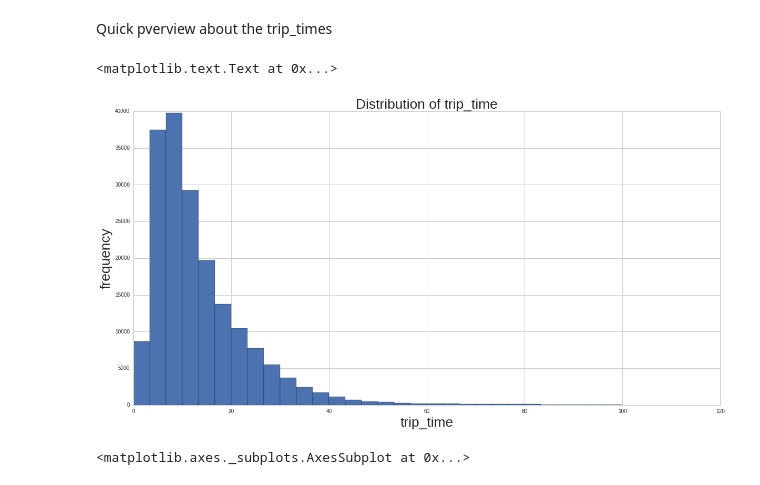
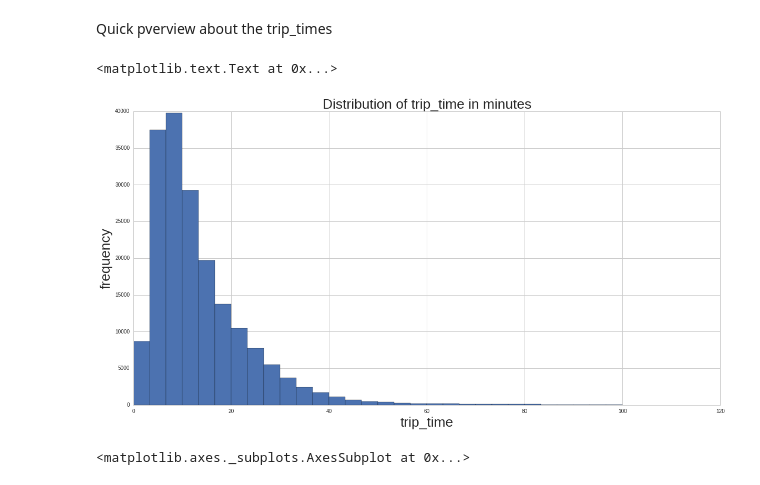
Before and after one commit to nikhase/nyc-taxi, a Jupyter notebook: weeklyBikeAnalysis.ipynb, the cells around one changed output. Cells and saved outputs as stored; diff of their text form; code cells hidden in the pictures.

```diff
--- a/weeklyBikeAnalysis.ipynb
+++ b/weeklyBikeAnalysis.ipynb
@@ -197,2 +197,0 @@ So we only have many zeros in the gender-feature. Flag them as NA to be consiste
-# %%
-data = data.replace(np.float64(0), np.nan);
@@ -219,12 +199,12 @@ dtype: int64
 Quick pverview about the trip_times
 # %%
 plt.hist((data['trip_time'] / np.timedelta64(1, 'm')), bins=30, range=[0, 100])
-plt.title('Distribution of trip_time')
+plt.title('Distribution of trip_time in minutes')
 plt.xlabel('trip_time')
 plt.ylabel('frequency')
 # %% [output]
 <matplotlib.text.Text at 0x...>
-[figure, old version]
+[figure, new version]
 # %%
 sns.boxplot((data['trip_time'] / np.timedelta64(1, 'm')))
 # %% [output]
```
Also changed, not shown: parts of 44 cells of this notebook, 2 other files.
